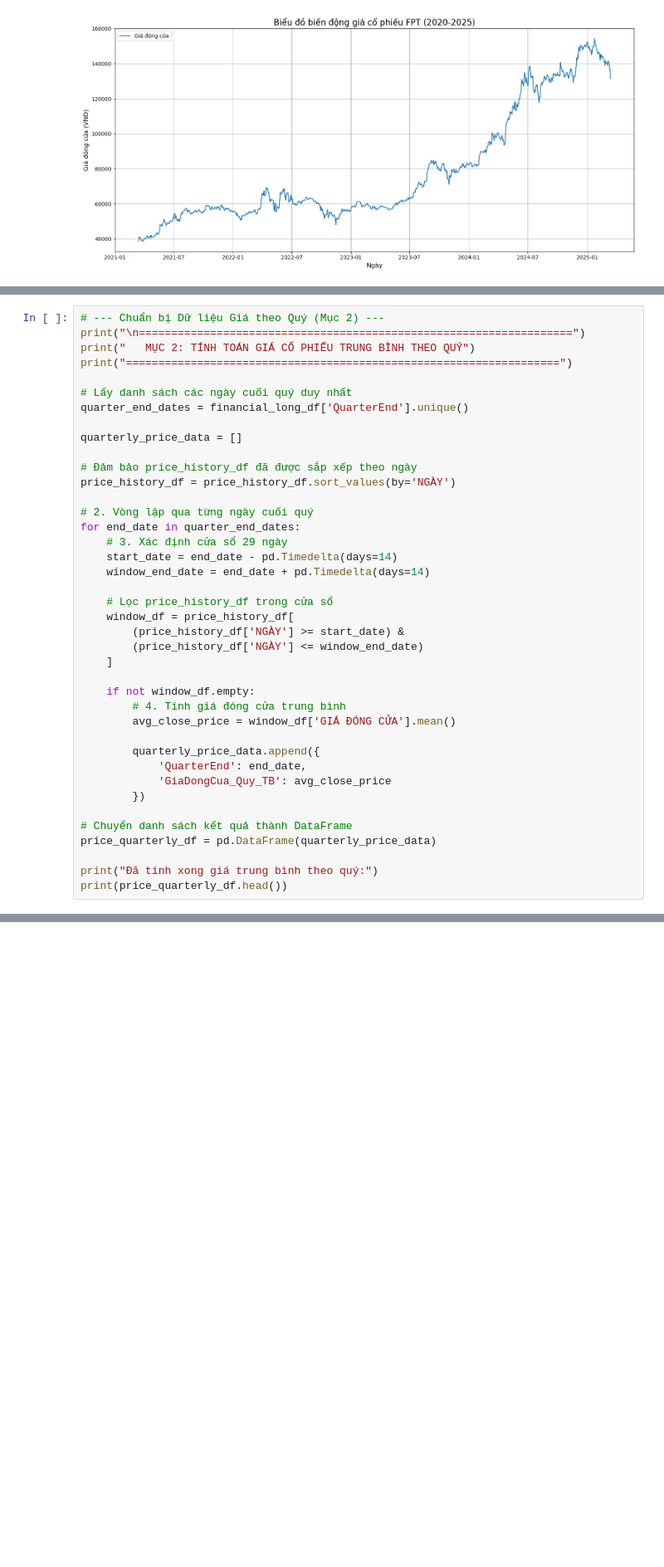
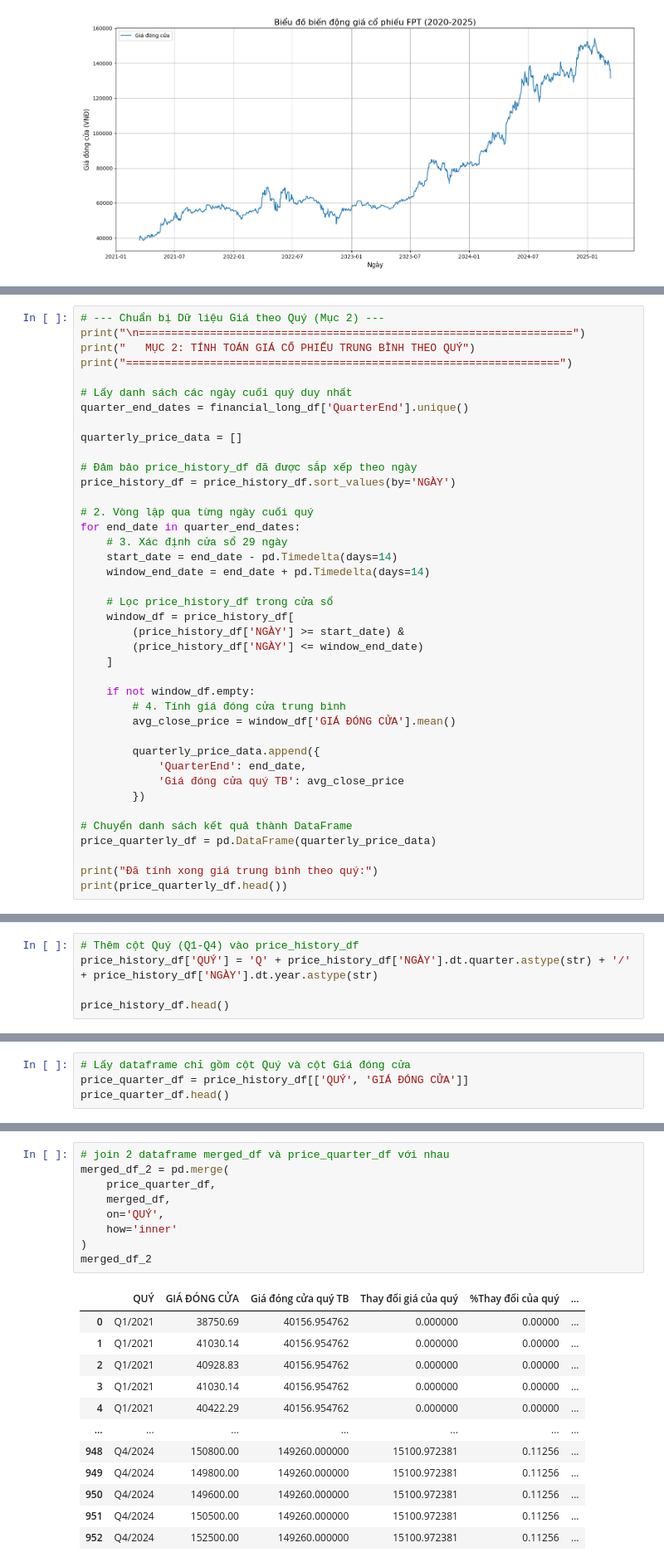
Before and after one commit to DangShark/Data_Mining, a Jupyter notebook: final_report.ipynb, the cells around one changed output, grey strips where cells are left out. Shown at 83% size. Saved outputs shown, nothing was run; the diff lists cells and outputs as text; blank space fills up the shorter version.

```diff
--- a/final_report.ipynb
+++ b/final_report.ipynb
@@ -402,7 +422,7 @@ for end_date in quarter_end_dates:
 
         quarterly_price_data.append({
             'QuarterEnd': end_date,
-            'GiaDongCua_Quy_TB': avg_close_price
+            'Giá đóng cửa quý TB': avg_close_price
         })
 
 # Chuyển danh sách kết quả thành DataFrame
@@ -511,0 +565,5 @@ memory usage: 512.0+ bytes
+# %%
+# Thêm cột Quý (Q1-Q4) vào price_history_df
+price_history_df['QUÝ'] = 'Q' + price_history_df['NGÀY'].dt.quarter.astype(str) + '/' + price_history_df['NGÀY'].dt.year.astype(str)
+
+price_history_df.head()
@@ -511,0 +577,4 @@ memory usage: 512.0+ bytes
+# %%
+# Lấy dataframe chỉ gồm cột Quý và cột Giá đóng cửa
+price_quarter_df = price_history_df[['QUÝ', 'GIÁ ĐÓNG CỬA']]
+price_quarter_df.head()
@@ -511,0 +607,22 @@ memory usage: 512.0+ bytes
+# %%
+# join 2 dataframe merged_df và price_quarter_df với nhau
+merged_df_2 = pd.merge(
+    price_quarter_df,
+    merged_df,
+    on='QUÝ',
+    how='inner'
+)
+merged_df_2
+# %% [output]
+|  | QUÝ | GIÁ ĐÓNG CỬA | Giá đóng cửa quý TB | Thay đổi giá của quý | %Thay đổi của quý | ... |
+| 0 | Q1/2021 | 38750.69 | 40156.954762 | 0.000000 | 0.00000 | ... |
+| 1 | Q1/2021 | 41030.14 | 40156.954762 | 0.000000 | 0.00000 | ... |
+| 2 | Q1/2021 | 40928.83 | 40156.954762 | 0.000000 | 0.00000 | ... |
+| 3 | Q1/2021 | 41030.14 | 40156.954762 | 0.000000 | 0.00000 | ... |
+| 4 | Q1/2021 | 40422.29 | 40156.954762 | 0.000000 | 0.00000 | ... |
+| ... | ... | ... | ... | ... | ... | ... |
+| 948 | Q4/2024 | 150800.00 | 149260.000000 | 15100.972381 | 0.11256 | ... |
+| 949 | Q4/2024 | 149800.00 | 149260.000000 | 15100.972381 | 0.11256 | ... |
+| 950 | Q4/2024 | 149600.00 | 149260.000000 | 15100.972381 | 0.11256 | ... |
+| 951 | Q4/2024 | 150500.00 | 149260.000000 | 15100.972381 | 0.11256 | ... |
+| 952 | Q4/2024 | 152500.00 | 149260.000000 | 15100.972381 | 0.11256 | ... |
```
Also changed, not shown: parts of 17 cells of this notebook, 2 other files.
